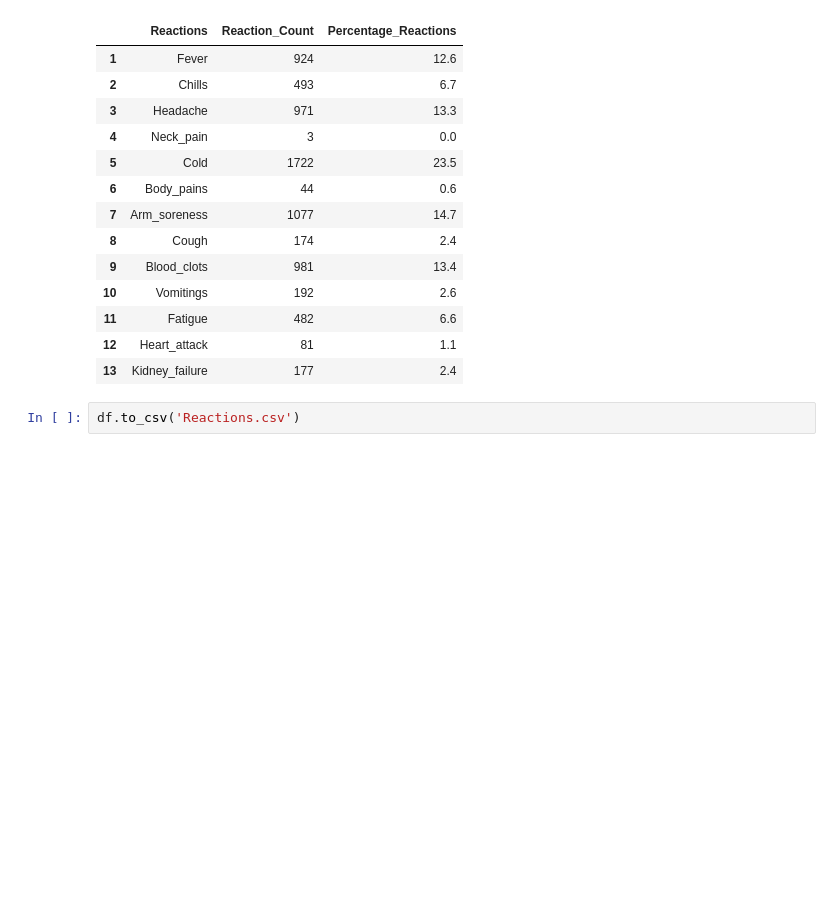
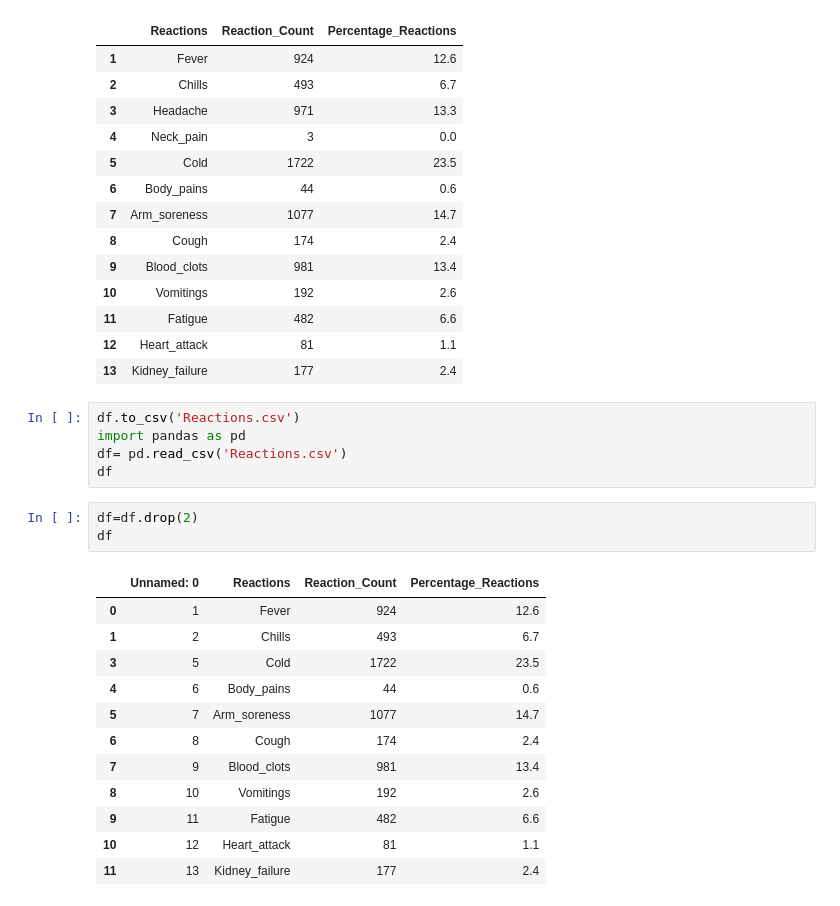
Before and after one commit to Nagmashaik123/Section203-Group06, a Jupyter notebook: Vacc_Reactions_Data_Modelling.ipynb, the cells around one changed output. Drawn from its saved outputs; the diff is of its cells as text; blank space fills up the shorter version.

```diff
--- a/Vacc_Reactions_Data_Modelling.ipynb
+++ b/Vacc_Reactions_Data_Modelling.ipynb
@@ -155,7 +155,26 @@ df
 | 11 | Fatigue | 482 | 6.6 |
 | 12 | Heart_attack | 81 | 1.1 |
 | 13 | Kidney_failure | 177 | 2.4 |
-# %%
-df.to_csv('Reactions.csv')
+# %%
+df.to_csv('Reactions.csv')
+import pandas as pd
+df= pd.read_csv('Reactions.csv')
+df
+# %%
+df=df.drop(2)
+df
+# %% [output]
+|  | Unnamed: 0 | Reactions | Reaction_Count | Percentage_Reactions |
+| 0 | 1 | Fever | 924 | 12.6 |
+| 1 | 2 | Chills | 493 | 6.7 |
+| 3 | 5 | Cold | 1722 | 23.5 |
+| 4 | 6 | Body_pains | 44 | 0.6 |
+| 5 | 7 | Arm_soreness | 1077 | 14.7 |
+| 6 | 8 | Cough | 174 | 2.4 |
+| 7 | 9 | Blood_clots | 981 | 13.4 |
+| 8 | 10 | Vomitings | 192 | 2.6 |
+| 9 | 11 | Fatigue | 482 | 6.6 |
+| 10 | 12 | Heart_attack | 81 | 1.1 |
+| 11 | 13 | Kidney_failure | 177 | 2.4 |
 # %%
 # Plotting graphs for the reactions observed from the tweets using plotly
```
Also changed, not shown: parts of 2 cells of this notebook.
